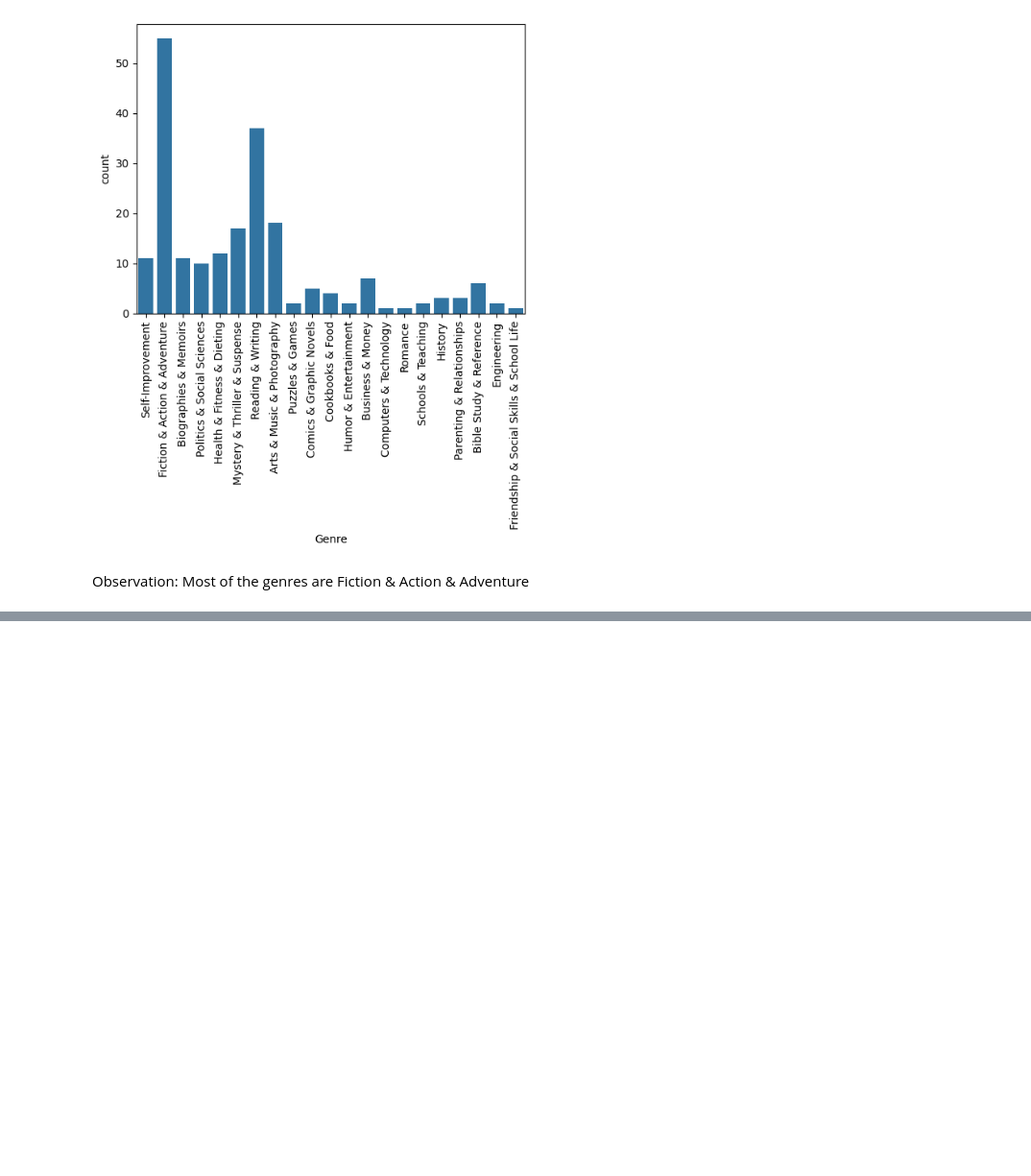
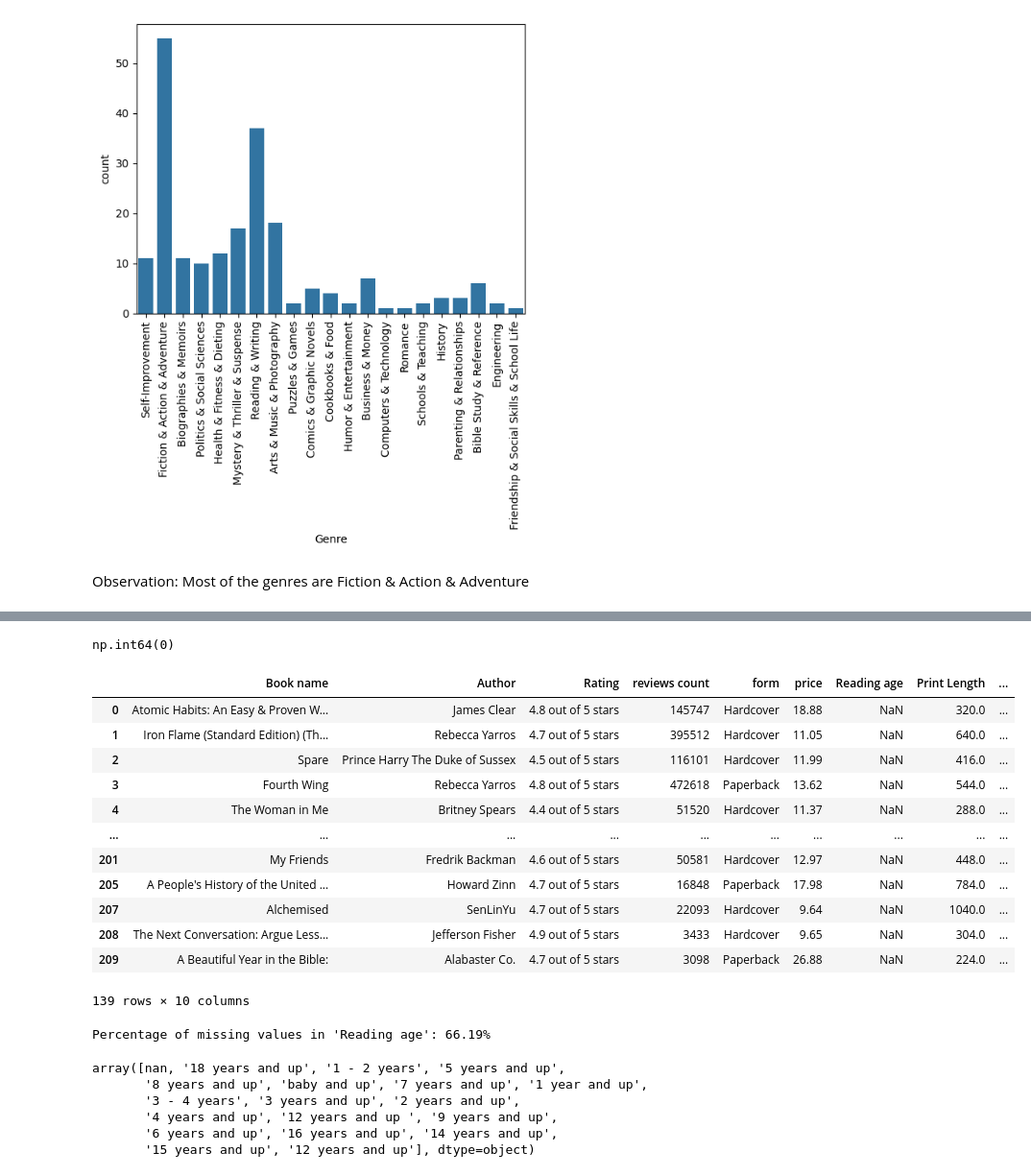
Before and after one commit to mayurimamdi/KNNProjects, a Jupyter notebook: BookRecommendationSystem/data.ipynb, the cells around one changed output, grey strips where cells are left out. Shown at 96% size. Cells and saved outputs as stored; diff of their text form; code cells hidden in the pictures; blank space fills up the shorter version.

```diff
--- a/BookRecommendationSystem/data.ipynb
+++ b/BookRecommendationSystem/data.ipynb
@@ -266,0 +286,2 @@ Observation: Most of the genres are Fiction & Action & Adventure
+# %%
+df.drop(columns=['id_2023','id_2024','id_2025'], inplace=True)
@@ -266,0 +294,3 @@ Observation: Most of the genres are Fiction & Action & Adventure
+# %%
+# Lets fill the null values in 'Print Length' with the mean value of that column.
+df['Print Length'].fillna(df['Print Length'].mean(), inplace=True)
@@ -266,0 +304,35 @@ Observation: Most of the genres are Fiction & Action & Adventure
+# %%
+df['Print Length'].isnull().sum()
+# %% [output]
+np.int64(0)
+# %%
+df[df['Reading age'].isnull()]
+# %% [output]
+|  | Book name | Author | Rating | reviews count | form | price | Reading age | Print Length | ... |
+| 0 | Atomic Habits: An Easy & Proven W... | James Clear | 4.8 out of 5 stars | 145747 | Hardcover | 18.88 | NaN | 320.0 | ... |
+| 1 | Iron Flame (Standard Edition) (Th... | Rebecca Yarros | 4.7 out of 5 stars | 395512 | Hardcover | 11.05 | NaN | 640.0 | ... |
+| 2 | Spare | Prince Harry The Duke of Sussex | 4.5 out of 5 stars | 116101 | Hardcover | 11.99 | NaN | 416.0 | ... |
+| 3 | Fourth Wing | Rebecca Yarros | 4.8 out of 5 stars | 472618 | Paperback | 13.62 | NaN | 544.0 | ... |
+| 4 | The Woman in Me | Britney Spears | 4.4 out of 5 stars | 51520 | Hardcover | 11.37 | NaN | 288.0 | ... |
+| ... | ... | ... | ... | ... | ... | ... | ... | ... | ... |
+| 201 | My Friends | Fredrik Backman | 4.6 out of 5 stars | 50581 | Hardcover | 12.97 | NaN | 448.0 | ... |
+| 205 | A People's History of the United ... | Howard Zinn | 4.7 out of 5 stars | 16848 | Paperback | 17.98 | NaN | 784.0 | ... |
+| 207 | Alchemised | SenLinYu | 4.7 out of 5 stars | 22093 | Hardcover | 9.64 | NaN | 1040.0 | ... |
+| 208 | The Next Conversation: Argue Less... | Jefferson Fisher | 4.9 out of 5 stars | 3433 | Hardcover | 9.65 | NaN | 304.0 | ... |
+| 209 | A Beautiful Year in the Bible: | Alabaster Co. | 4.7 out of 5 stars | 3098 | Paperback | 26.88 | NaN | 224.0 | ... |
+139 rows × 10 columns
+# %%
+missing_reading_age = df[df['Reading age'].isnull()]
+missing_pct = (missing_reading_age.shape[0] / df.shape[0]) * 100
+print(f"Percentage of missing values in 'Reading age': {missing_pct:.2f}%")
+# %% [output]
+Percentage of missing values in 'Reading age': 66.19%
+# %%
+df['Reading age'].unique()
+# %% [output]
+array([nan, '18 years and up', '1 - 2 years', '5 years and up',
+       '8 years and up', 'baby and up', '7 years and up', '1 year and up',
+       '3 - 4 years', '3 years and up', '2 years and up',
+       '4 years and up', '12 years and up ', '9 years and up',
+       '6 years and up', '16 years and up', '14 years and up',
+       '15 years and up', '12 years and up'], dtype=object)
```
Also changed, not shown: parts of 26 cells of this notebook.
